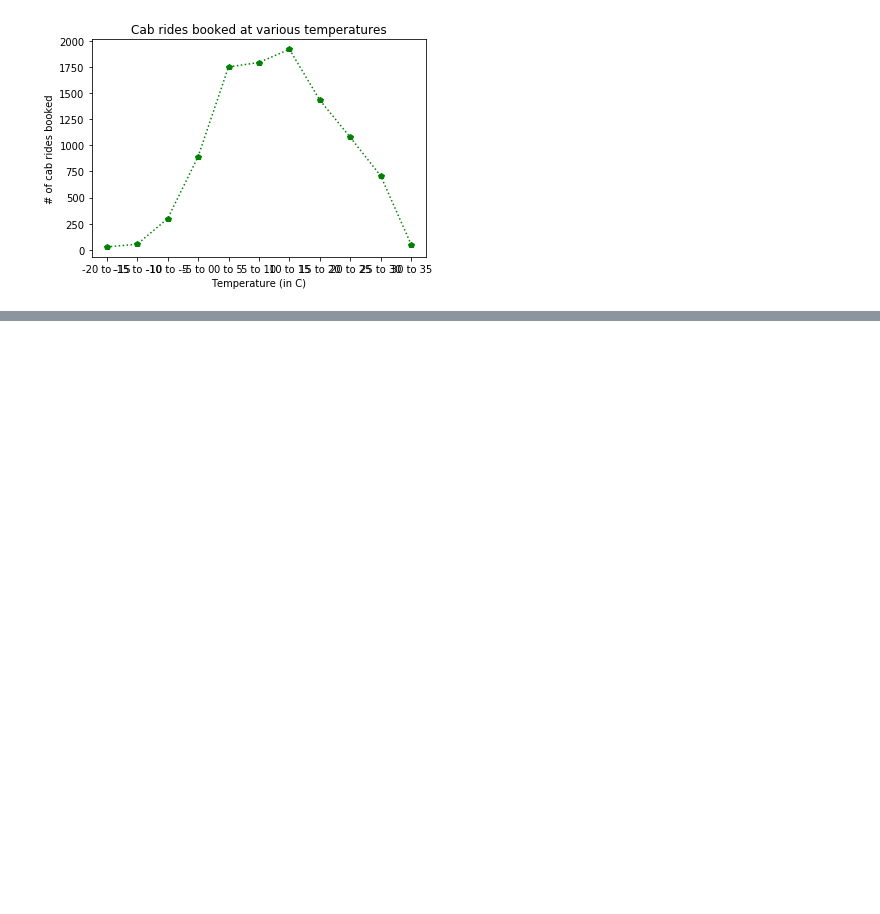
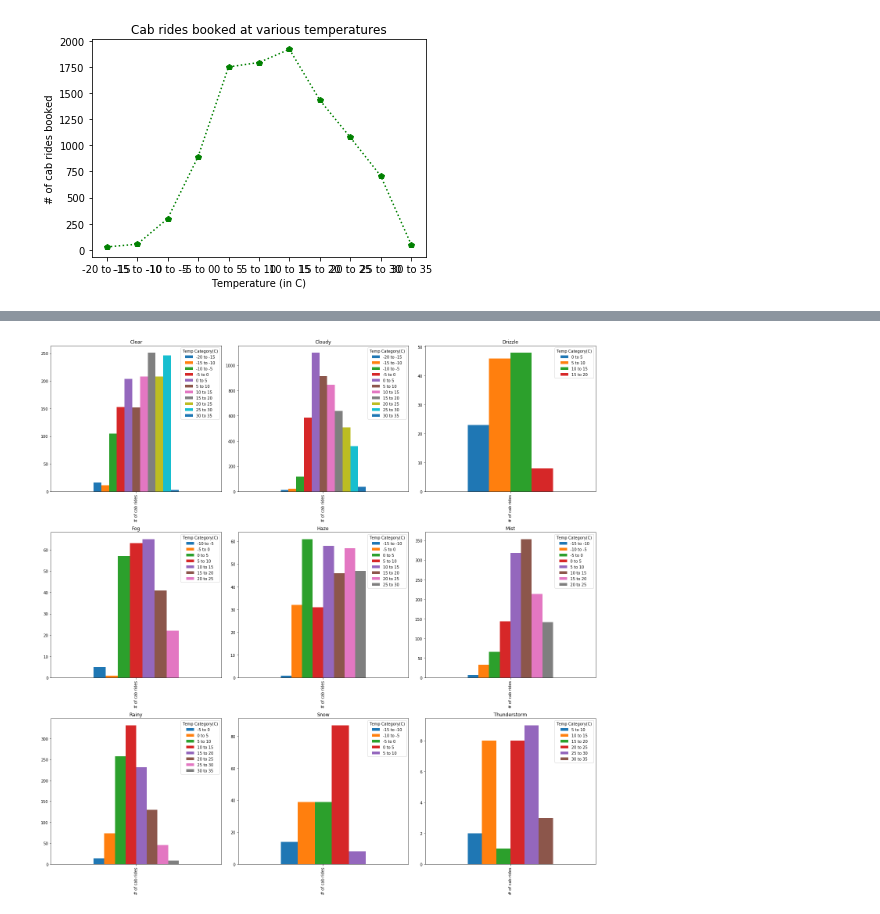
Before and after one commit to AmitChoudhary1392/Project-1_Team6, a Jupyter notebook: main_Shruti.ipynb, the cells around one changed output, grey strips where cells are left out. Drawn from its saved outputs; the diff is of its cells as text; code cells hidden in the pictures; blank space fills up the shorter version.

Commit message:
updated subplots for each weather category

```diff
--- a/main_Shruti.ipynb
+++ b/main_Shruti.ipynb
@@ -471,0 +469,5 @@ TypeError: unhashable type: 'numpy.ndarray'
+# %%
+# Plot no. of rides booked per temperature category
+
+df=rides_booked_df.transpose()
+df
@@ -471,0 +479,15 @@ TypeError: unhashable type: 'numpy.ndarray'
+# %%
+#plot subplots
+fig,a=plt.subplots(3,3, figsize=(20,20))
+
+index=['Clear', 'Cloudy', 'Drizzle', 'Fog', 'Haze', 'Mist', 'Rainy', 'Snow', 'Thunderstorm']
+axes=[a[0,0],a[0,1],a[0,2],a[1,0],a[1,1],a[1,2],a[2,0],a[2,1],a[2,2]]
+
+for i in range(len(index)):
+    figi=df[index[i]].plot(kind='bar', ax=axes[i])
+    figi.set_title(index[i])
+
+
+plt.tight_layout()
+# %% [output]
+[figure, added]
```
Also changed, not shown: parts of 3 cells of this notebook.
